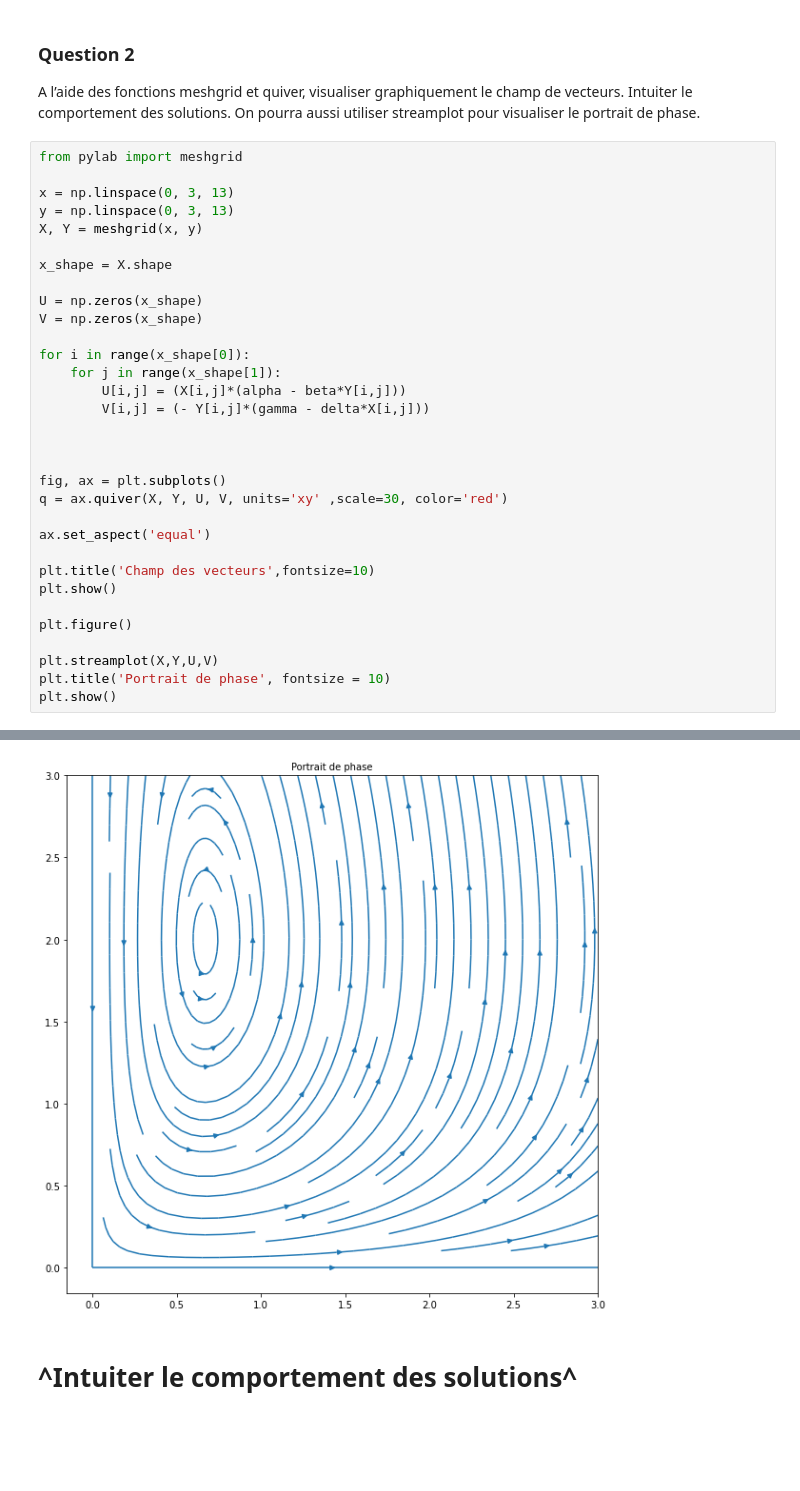
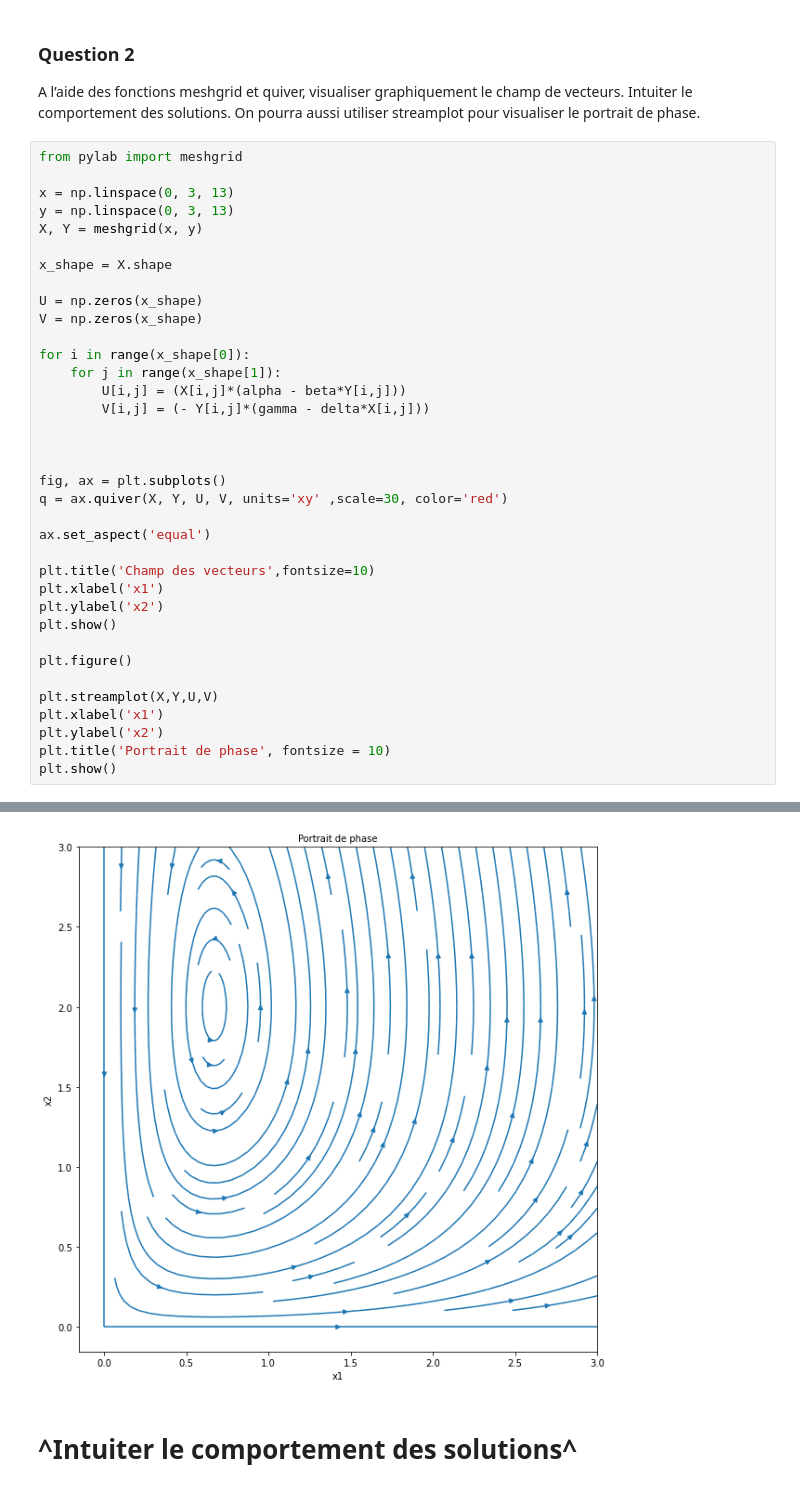
Before and after one commit to adrienmignot/projet_maths_info_chloevogeeeeeeeeeeeel, a Jupyter notebook: Projet_maths_info_2.ipynb, the cells around one changed output, grey strips where cells are left out. Drawn from its saved outputs; the diff is of its cells as text; blank space fills up the shorter version.

```diff
--- a/Projet_maths_info_2.ipynb
+++ b/Projet_maths_info_2.ipynb
@@ -141,11 +141,15 @@ q = ax.quiver(X, Y, U, V, units='xy' ,scale=30, color='red')
 ax.set_aspect('equal')
 
 plt.title('Champ des vecteurs',fontsize=10)
+plt.xlabel('x1')
+plt.ylabel('x2')
 plt.show()
 
 plt.figure()
 
 plt.streamplot(X,Y,U,V)
+plt.xlabel('x1')
+plt.ylabel('x2')
 plt.title('Portrait de phase', fontsize = 10)
 plt.show()
 # %% [output]
@@ -153,4 +157,4 @@ plt.show()
-[figure, old version]
+[figure, new version]
 # %% [markdown]
 # ^Intuiter le comportement des solutions^
 # %% [markdown]
```
Also changed, not shown: parts of 22 cells of this notebook.
